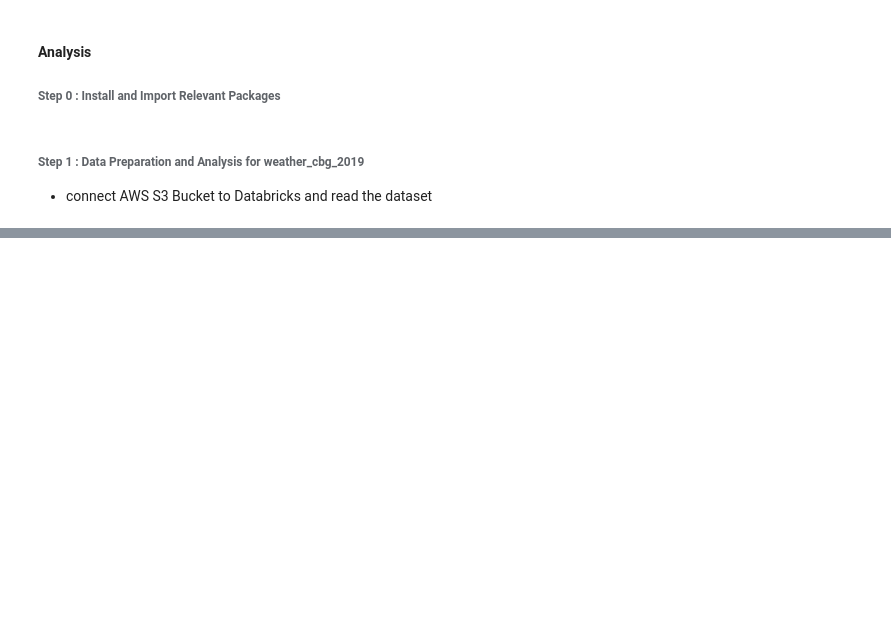
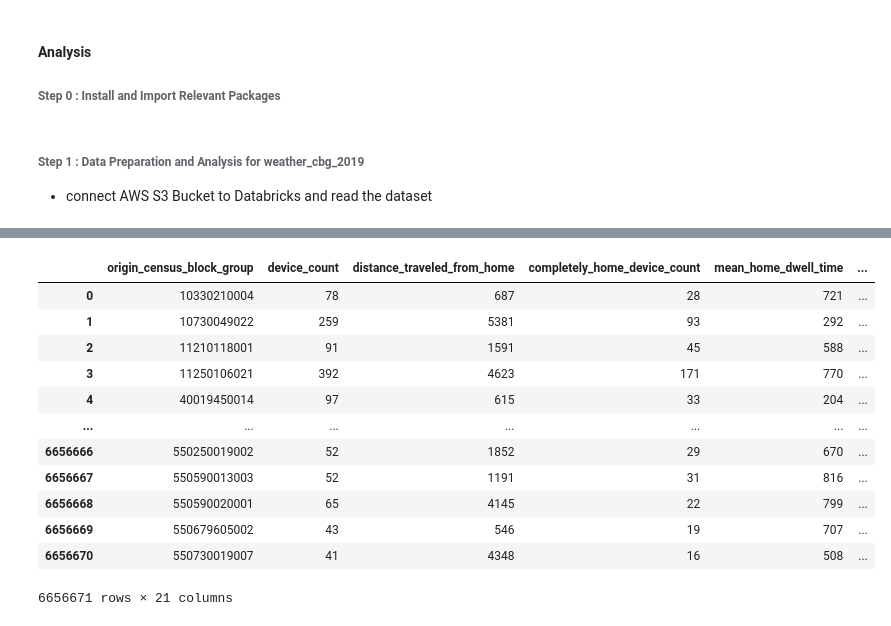
Before and after one commit to ivy-Ruxin-Tong/AI-for-earth---relationship-between-human-mobility-and-weather, a Jupyter notebook: notebooks/Users/ivy.ruxin.tong@gmail.com/Relationship between Human Mobility and Weather.ipynb, the cells around one changed output, grey strips where cells are left out. Saved outputs shown, nothing was run; the diff lists cells and outputs as text; code cells hidden in the pictures; blank space fills up the shorter version.

```diff
--- a/notebooks/Users/ivy.ruxin.tong@gmail.com/Relationship between Human Mobility and Weather.ipynb
+++ b/notebooks/Users/ivy.ruxin.tong@gmail.com/Relationship between Human Mobility and Weather.ipynb
@@ -196,0 +302,16 @@ plt.title("mean weather parameters level by month")
+# %%
+merge_Jan.head()
+# %% [output]
+|  | origin_census_block_group | device_count | distance_traveled_from_home | completely_home_device_count | mean_home_dwell_time | ... |
+| 0 | 10330210004 | 78 | 687 | 28 | 721 | ... |
+| 1 | 10730049022 | 259 | 5381 | 93 | 292 | ... |
+| 2 | 11210118001 | 91 | 1591 | 45 | 588 | ... |
+| 3 | 11250106021 | 392 | 4623 | 171 | 770 | ... |
+| 4 | 40019450014 | 97 | 615 | 33 | 204 | ... |
+| ... | ... | ... | ... | ... | ... | ... |
+| 6656666 | 550250019002 | 52 | 1852 | 29 | 670 | ... |
+| 6656667 | 550590013003 | 52 | 1191 | 31 | 816 | ... |
+| 6656668 | 550590020001 | 65 | 4145 | 22 | 799 | ... |
+| 6656669 | 550679605002 | 43 | 546 | 19 | 707 | ... |
+| 6656670 | 550730019007 | 41 | 4348 | 16 | 508 | ... |
+6656671 rows × 21 columns
```
Also changed, not shown: parts of 69 cells of this notebook.
